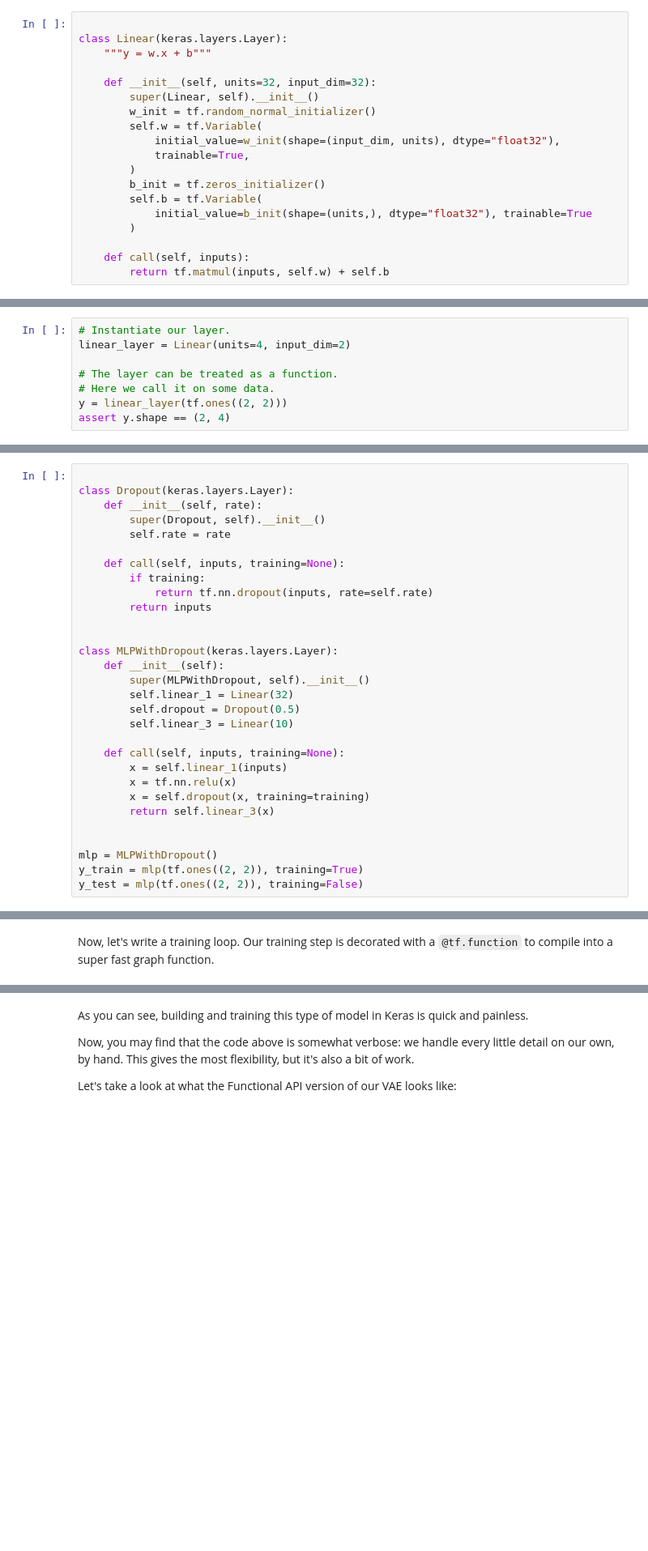
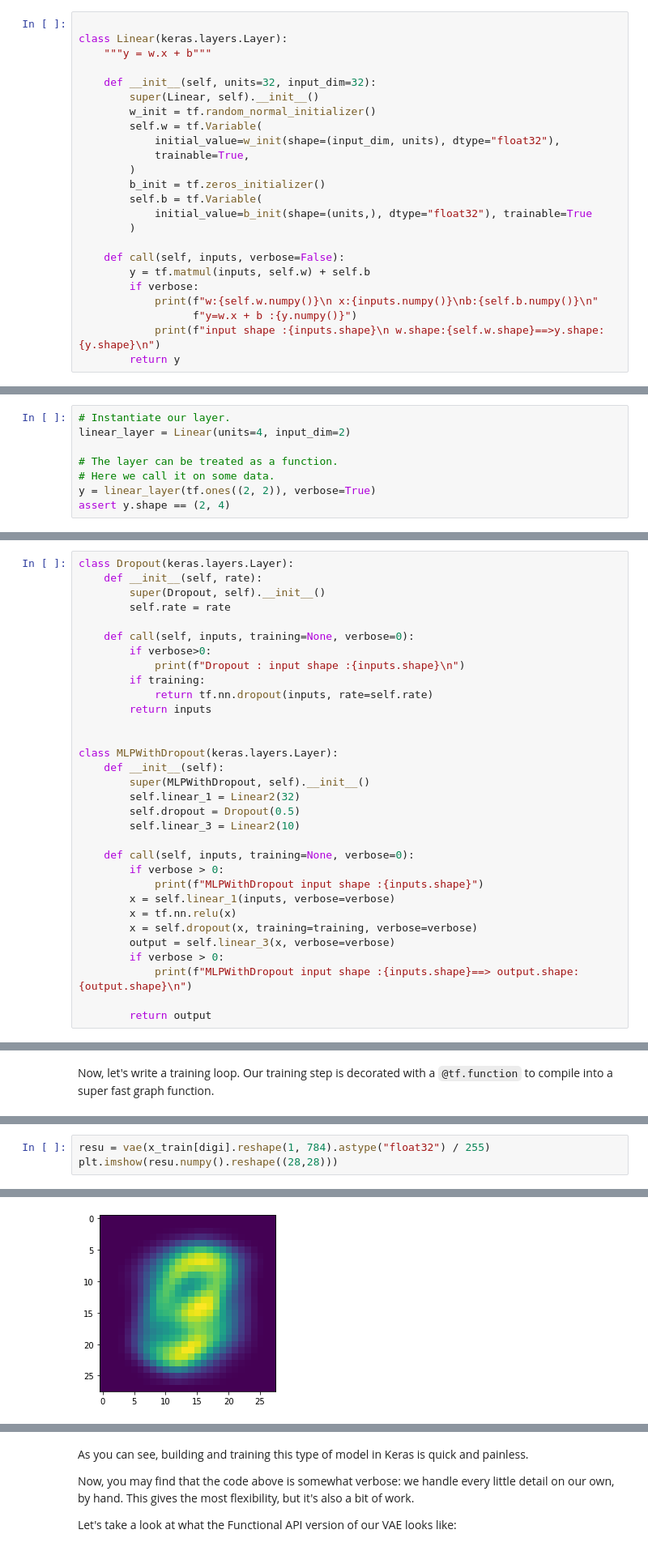
Before and after one commit to lbcsept/keras-io, a Jupyter notebook: guides/ipynb/working_on/01_intro_to_keras_for_researchers.ipynb, the cells around one changed output, grey strips where cells are left out. Shown at 81% size. Saved outputs shown, nothing was run; the diff lists cells and outputs as text; blank space fills up the shorter version.

```diff
--- a/guides/ipynb/working_on/01_intro_to_keras_for_researchers.ipynb
+++ b/guides/ipynb/working_on/01_intro_to_keras_for_researchers.ipynb
@@ -244,8 +244,13 @@ class Linear(keras.layers.Layer):
             initial_value=b_init(shape=(units,), dtype="float32"), trainable=True
         )
 
-    def call(self, inputs):
-        return tf.matmul(inputs, self.w) + self.b
+    def call(self, inputs, verbose=False):
+        y = tf.matmul(inputs, self.w) + self.b
+        if verbose:
+            print(f"w:{self.w.numpy()}\n x:{inputs.numpy()}\nb:{self.b.numpy()}\n"
+                  f"y=w.x + b :{y.numpy()}")
+            print(f"input shape :{inputs.shape}\n w.shape:{self.w.shape}==>y.shape:{y.shape}\n")
+        return y
 # %% [markdown]
 You would use a `Layer` instance much like a Python function:
 # %%
@@ -254,5 +259,5 @@ linear_layer = Linear(units=4, input_dim=2)
 
 # The layer can be treated as a function.
 # Here we call it on some data.
-y = linear_layer(tf.ones((2, 2)))
+y = linear_layer(tf.ones((2, 2)), verbose=True)
 assert y.shape == (2, 4)
@@ -792,11 +896,12 @@ inference modes.
 # %%
-
 class Dropout(keras.layers.Layer):
     def __init__(self, rate):
         super(Dropout, self).__init__()
         self.rate = rate
 
-    def call(self, inputs, training=None):
+    def call(self, inputs, training=None, verbose=0):
+        if verbose>0:
+            print(f"Dropout : input shape :{inputs.shape}\n")
         if training:
             return tf.nn.dropout(inputs, rate=self.rate)
         return inputs
@@ -805,17 +910,18 @@ class Dropout(keras.layers.Layer):
 class MLPWithDropout(keras.layers.Layer):
     def __init__(self):
         super(MLPWithDropout, self).__init__()
-        self.linear_1 = Linear(32)
+        self.linear_1 = Linear2(32)
         self.dropout = Dropout(0.5)
-        self.linear_3 = Linear(10)
+        self.linear_3 = Linear2(10)
 
-    def call(self, inputs, training=None):
-        x = self.linear_1(inputs)
+    def call(self, inputs, training=None, verbose=0):
+        if verbose > 0:
+            print(f"MLPWithDropout input shape :{inputs.shape}")
+        x = self.linear_1(inputs, verbose=verbose)
         x = tf.nn.relu(x)
-        x = self.dropout(x, training=training)
-        return self.linear_3(x)
+        x = self.dropout(x, training=training, verbose=verbose)
+        output = self.linear_3(x, verbose=verbose)
+        if verbose > 0:
+            print(f"MLPWithDropout input shape :{inputs.shape}==> output.shape:{output.shape}\n")
 
-
-mlp = MLPWithDropout()
-y_train = mlp(tf.ones((2, 2)), training=True)
-y_test = mlp(tf.ones((2, 2)), training=False)
+        return output
@@ -1012,0 +1236,4 @@ for step, x in enumerate(dataset):
+# %%
+resu = vae(x_train[digi].reshape(1, 784).astype("float32") / 255)
+plt.imshow(resu.numpy().reshape((28,28)))
+# %% [output]
@@ -1012,0 +1241 @@ for step, x in enumerate(dataset):
+[figure, added]
```
Also changed, not shown: parts of 31 cells of this notebook, 1 other file.
